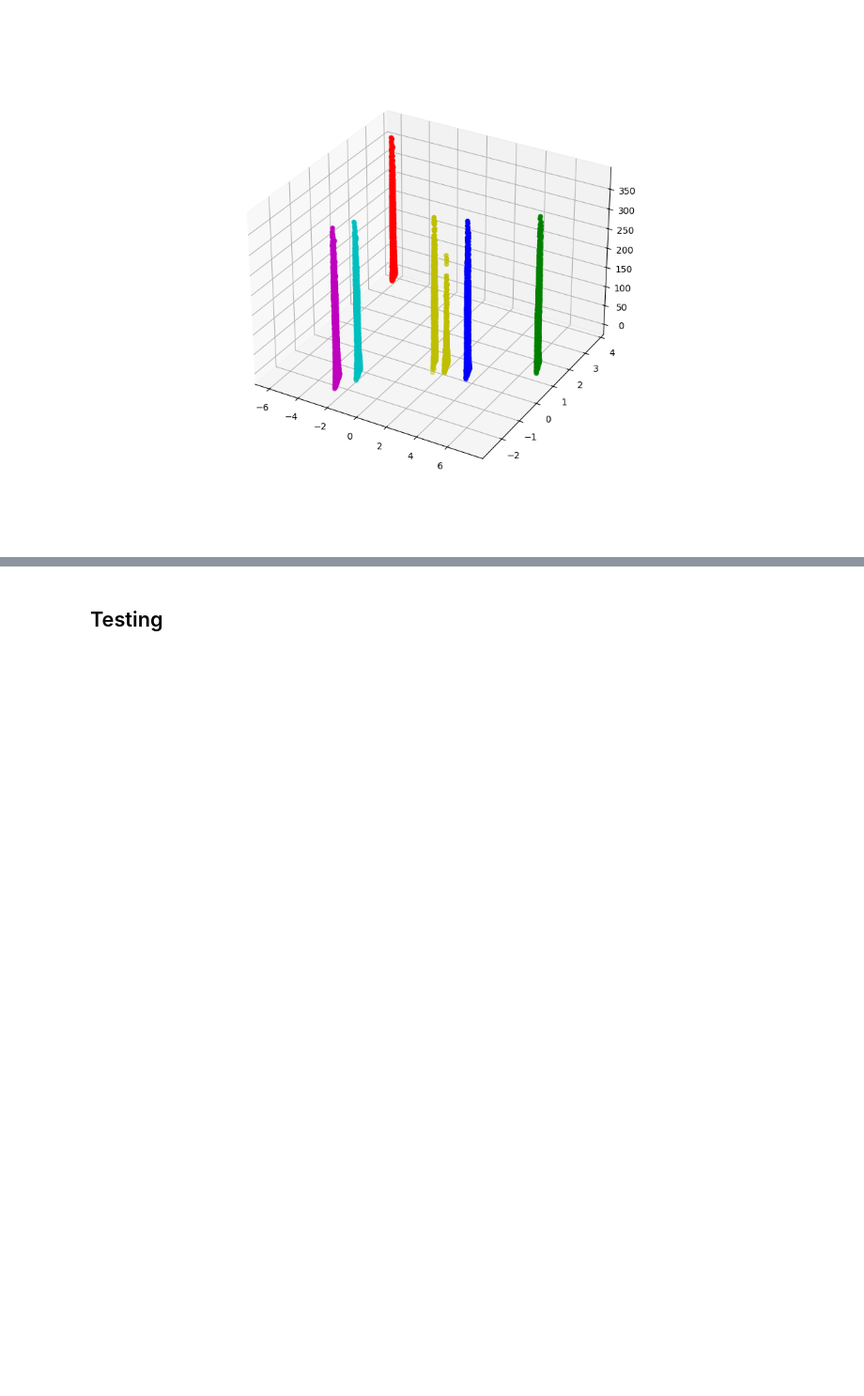
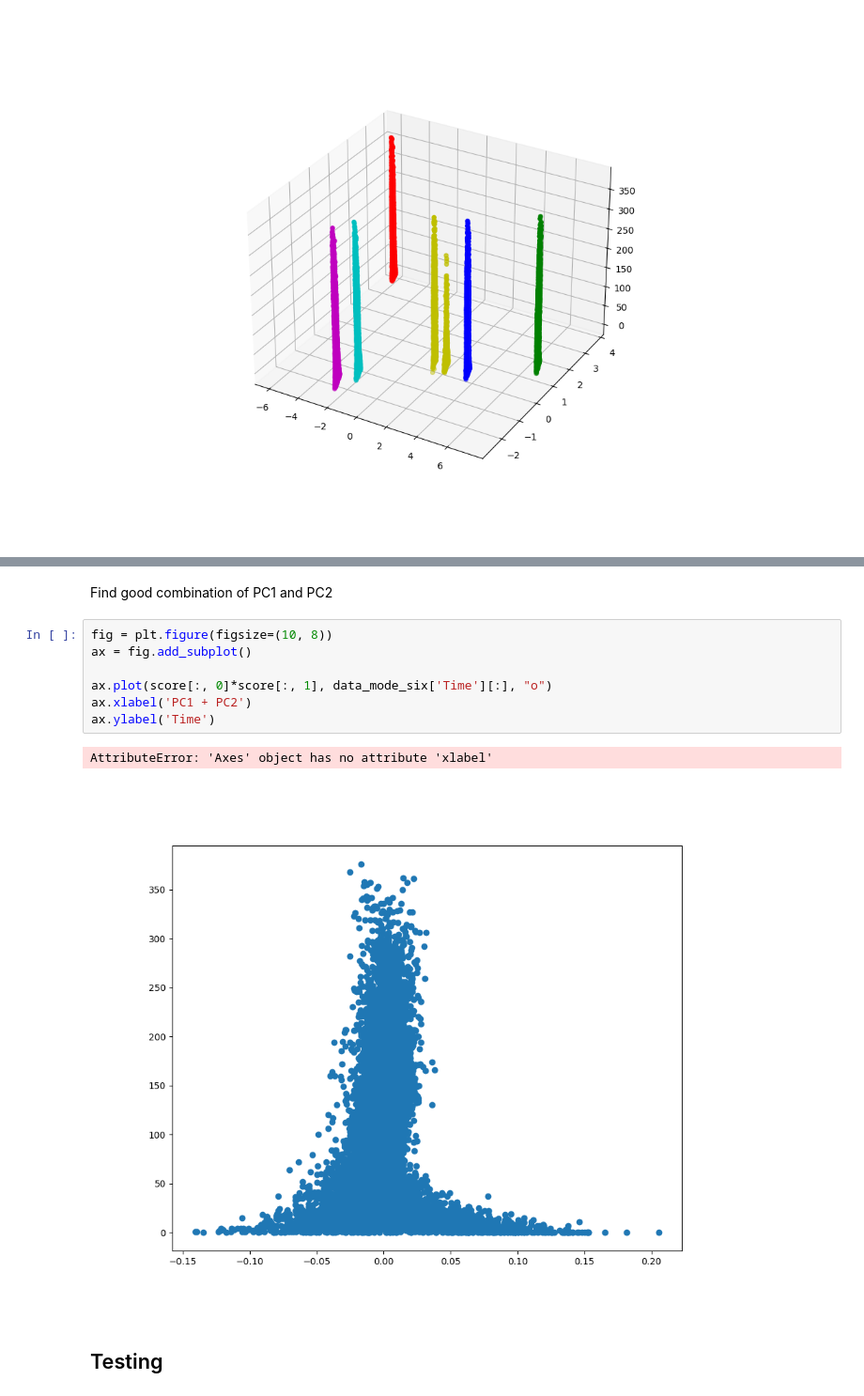
Before and after one commit to mfranzreb/DDMML_project, a Jupyter notebook: Turbofan/Master.ipynb, the cells around one changed output, grey strips where cells are left out. Shown at 94% size. Saved outputs shown, nothing was run; the diff lists cells and outputs as text; blank space fills up the shorter version.

```diff
--- a/Turbofan/Master.ipynb
+++ b/Turbofan/Master.ipynb
@@ -180,2 +243,14 @@ for i, c in enumerate(colors):
+# %% [markdown]
+Find good combination of PC1 and PC2
+# %%
+fig = plt.figure(figsize=(10, 8))
+ax = fig.add_subplot()
+
+ax.plot(score[:, 0]*score[:, 1], data_mode_six['Time'][:], "o")
+ax.xlabel('PC1 + PC2')
+ax.ylabel('Time')
+# %% [output]
+AttributeError: 'Axes' object has no attribute 'xlabel'
+[figure, added]
 # %% [markdown]
 ## Testing
```
Also changed, not shown: parts of 8 cells of this notebook.
